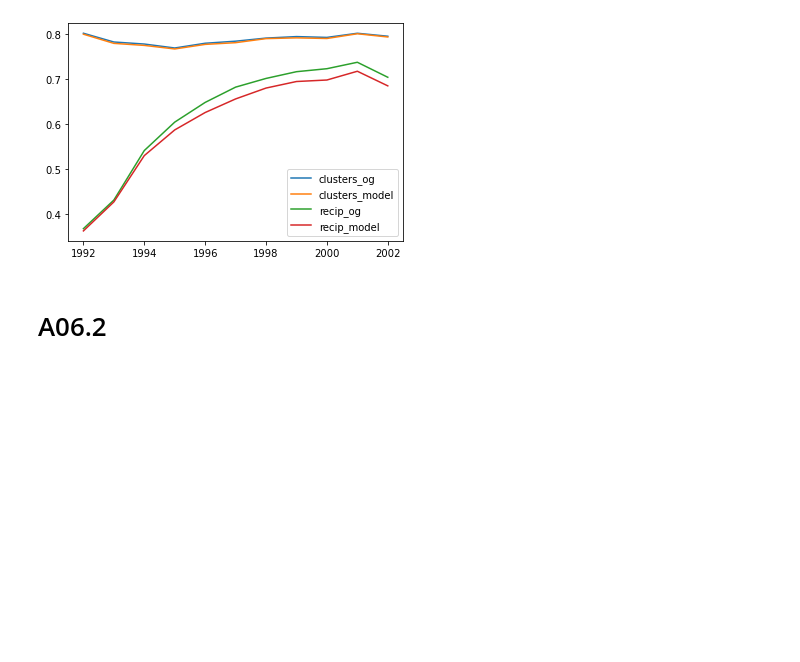
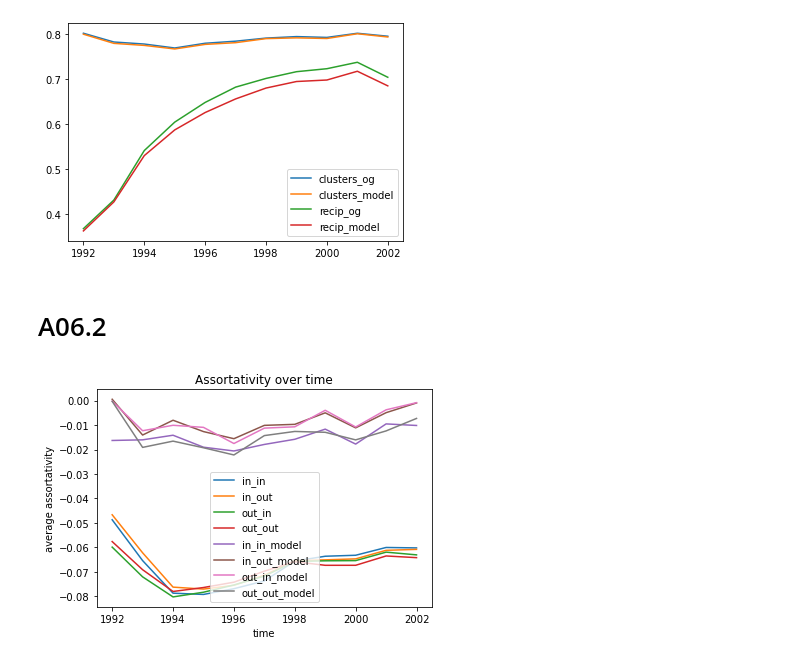
Before and after one commit to moerfii/network_science_uzh, a Jupyter notebook: assignment_6/excercise6.ipynb, the cells around one changed output. Drawn from its saved outputs; the diff is of its cells as text; code cells hidden in the pictures; blank space fills up the shorter version.

```diff
--- a/assignment_6/excercise6.ipynb
+++ b/assignment_6/excercise6.ipynb
@@ -150 +200,5 @@ def solve02(graphs: Dict,skip_sampling=False):
+# %%
+plot_assortativities(data,sorted([key for key in data.keys()]))
+# %% [output]
+[figure, added]
 # %%
```
Also changed, not shown: parts of 5 cells of this notebook.
